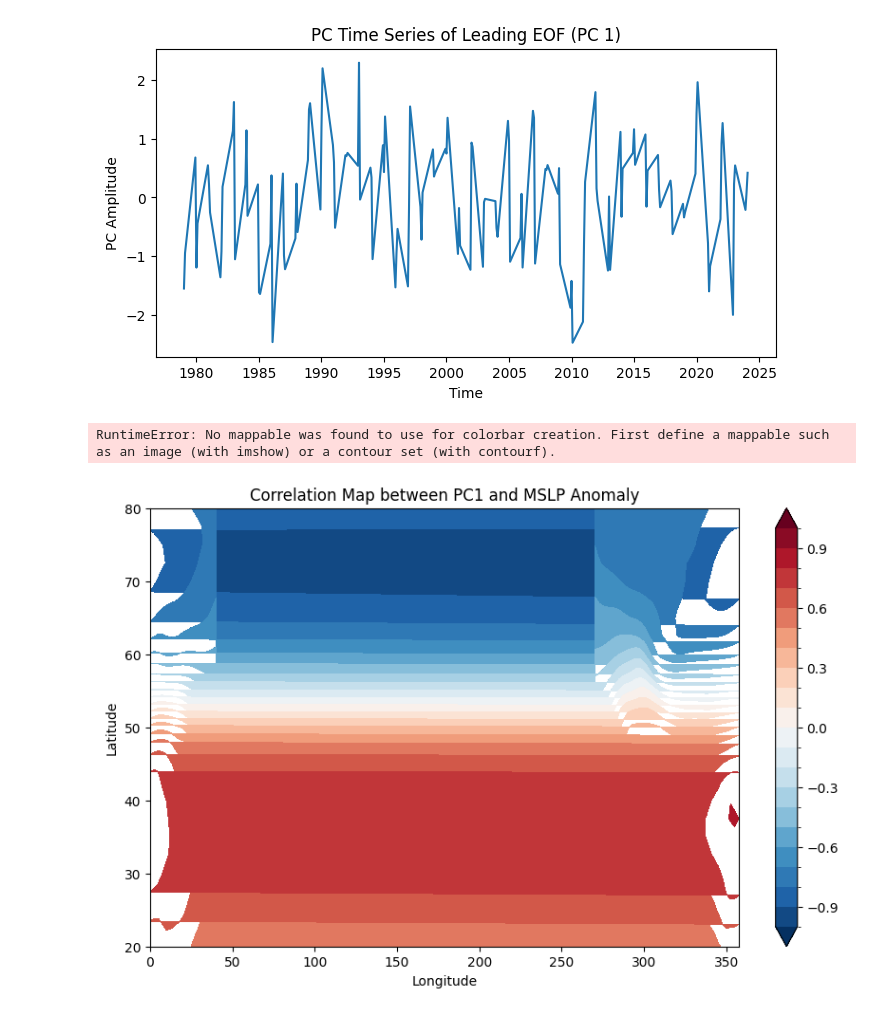
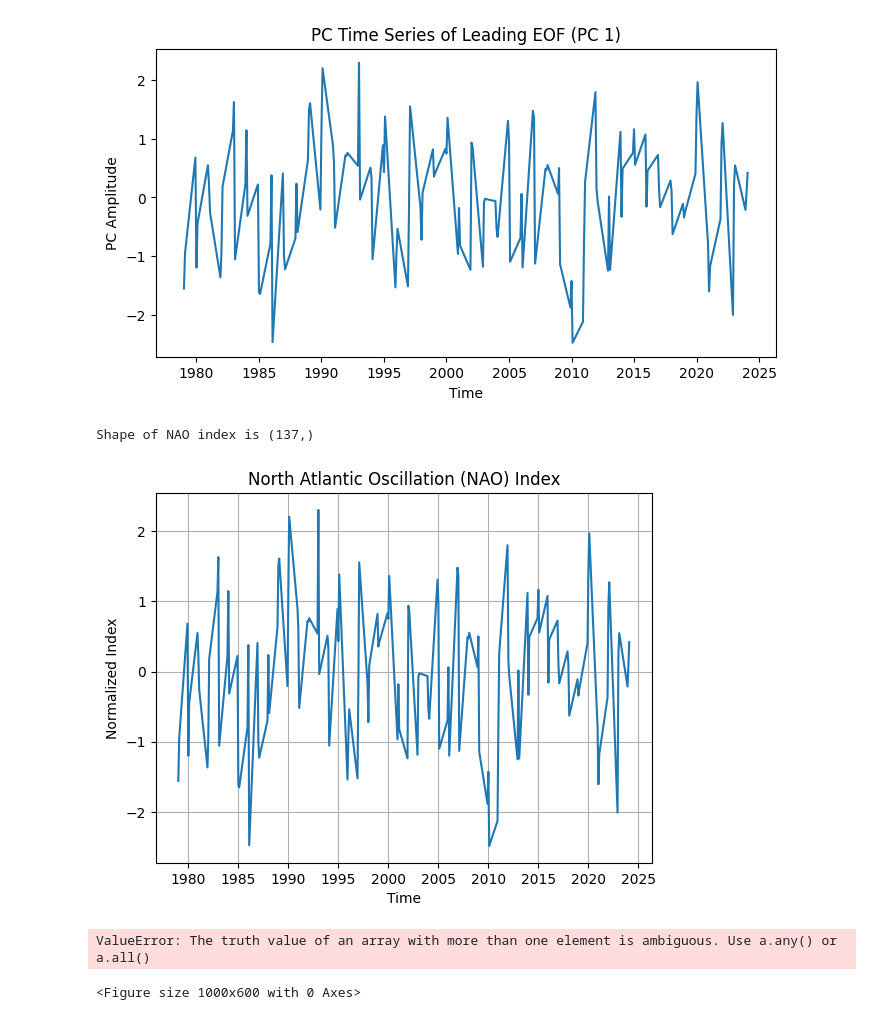
Before and after one commit to HUSILEBAI/2023_MOOC_ECMWF, a Jupyter notebook: GEOG_5410_EOF_Analysis.ipynb, the cells around one changed output. Cells and saved outputs as stored; diff of their text form; code cells hidden in the pictures.

```diff
--- a/GEOG_5410_EOF_Analysis.ipynb
+++ b/GEOG_5410_EOF_Analysis.ipynb
@@ -189,6 +189,20 @@ Shape of EOF 1: (1, 25, 53)
 Shape of PC 1: (137, 1)
 [figure]
 [figure]
+# %%
+# Normalize the NAO index
+nao_index_normalized = (pc1.values[:, 0] - np.mean(pc1.values[:, 0])) / np.std(pc1.values[:, 0])
+print(f"Shape of NAO index is {nao_index_normalized.shape}")
+# Plot the NAO index time series
+plt.plot(pc1.time, nao_index_normalized)
+plt.title('North Atlantic Oscillation (NAO) Index')
+plt.xlabel('Time')
+plt.ylabel('Normalized Index')
+plt.grid(True)
+plt.show()
+# %% [output]
+Shape of NAO index is (137,)
+[figure, added]
 # %%
 from scipy.stats import pearsonr
 # %%
@@ -204,15 +218,19 @@ for lat_idx in range(mslp_DJF_anomaly.shape[1]):
 # Convert correlation map to xarray DataArray
 correlation_map_da = xr.DataArray(correlation_map, dims=('lat', 'lon'), coords={'lat': mslp_DJF_anomaly.lat, 'lon': mslp_DJF_anomaly.lon})
 
-# Plot the correlation map
+# Adjust the longitude coordinates for plotting
+lon_adjusted = ((correlation_map_da.lon + 180) % 360) - 180  # Shift the longitude coordinates to be in the range [-180, 180]
+
+# Plot the correlation map with adjusted longitude coordinates
 plt.figure(figsize=(10, 6))
-correlation_map_da.plot.contourf(levels=21, cmap='RdBu_r', extend='both', vmin=-1, vmax=1)  # Adjust levels, colormap, and vmin/vmax as needed
+contour_levels = np.linspace(-1, 1, 21)  # Adjust levels as needed
+contour_plot = correlation_map_da.plot.contourf(levels=contour_levels, cmap='RdBu_r', extend='both', y='lat', x=lon_adjusted)
 plt.title('Correlation Map between PC1 and MSLP Anomaly')
 plt.xlabel('Longitude')
 plt.ylabel('Latitude')
-plt.colorbar(label='Correlation Coefficient')
+plt.colorbar(contour_plot, label='Correlation Coefficient')
 plt.grid(True)
 plt.show()
 # %% [output]
-RuntimeError: No mappable was found to use for colorbar creation. First define a mappable such as an image (with imshow) or a contour set (with contourf).
+ValueError: The truth value of an array with more than one element is ambiguous. Use a.any() or a.all()
-[figure, removed]
+<Figure size 1000x600 with 0 Axes>
```
